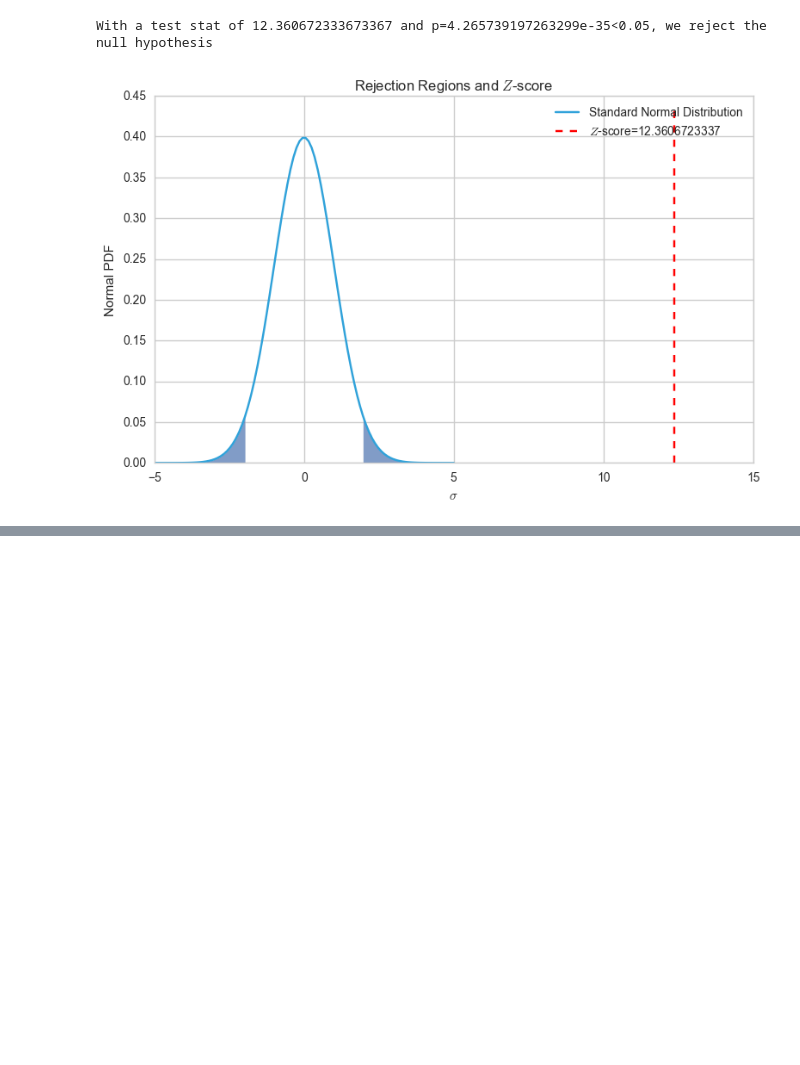
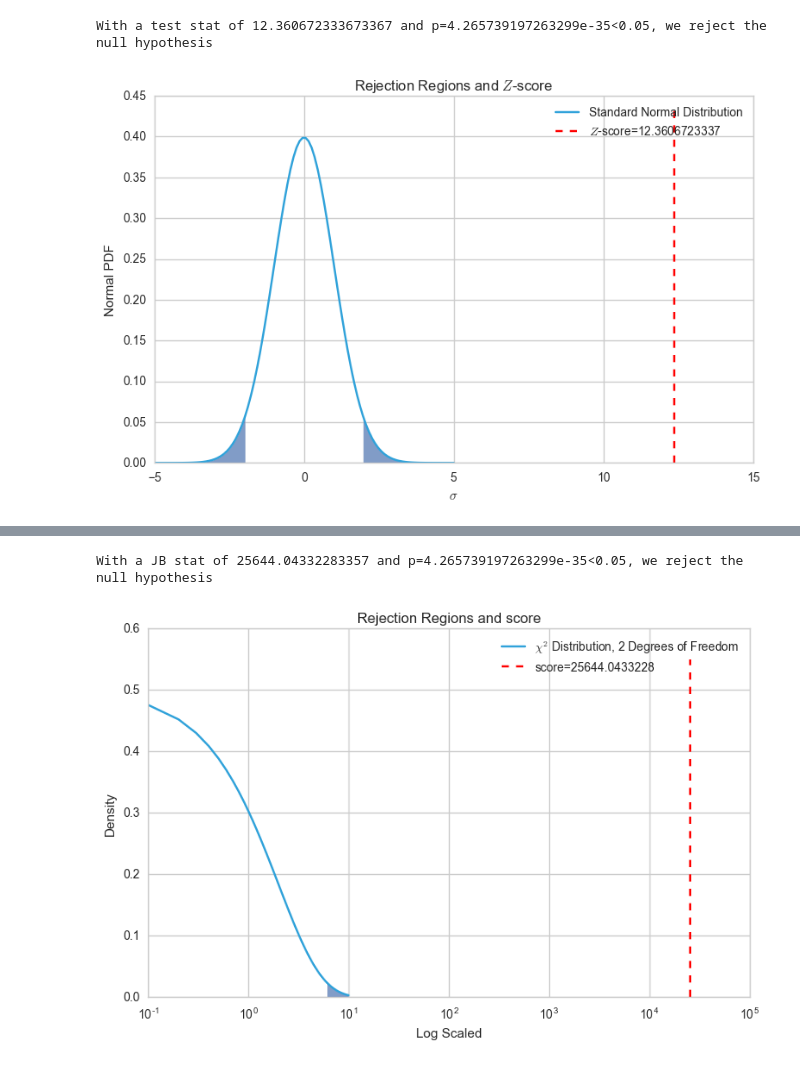
Before and after one commit to kfpotts1/Winter_COMP_370, a Jupyter notebook: 1_Market_Normality_Research.ipynb, the cells around one changed output, grey strips where cells are left out. Saved outputs shown, nothing was run; the diff lists cells and outputs as text; code cells hidden in the pictures; blank space fills up the shorter version.

```diff
--- a/1_Market_Normality_Research.ipynb
+++ b/1_Market_Normality_Research.ipynb
@@ -788,0 +821,14 @@ len(SPY_returns)
+# %%
+# JB test for normality for sec_3 log returns
+jb_stat, p_values = stats.jarque_bera(SPY_returns)
+cutoff = 0.05
+
+if p_value < cutoff:
+    print('With a JB stat of {0} and p={1}<{2}, we reject the null hypothesis'.format(jb_stat, p_value, cutoff))
+else:
+    print('With a JB stat of {0} and p={1}>{2}, we fail to reject the null hypothesis'.format(jb_stat, p_value, cutoff))
+
+visualize_chi_squared(jb_stat, cutoff, dof=2)
+# %% [output]
+With a JB stat of 25644.04332283357 and p=4.265739197263299e-35<0.05, we reject the null hypothesis
+[figure, added]
```
Also changed, not shown: parts of 7 cells of this notebook.
